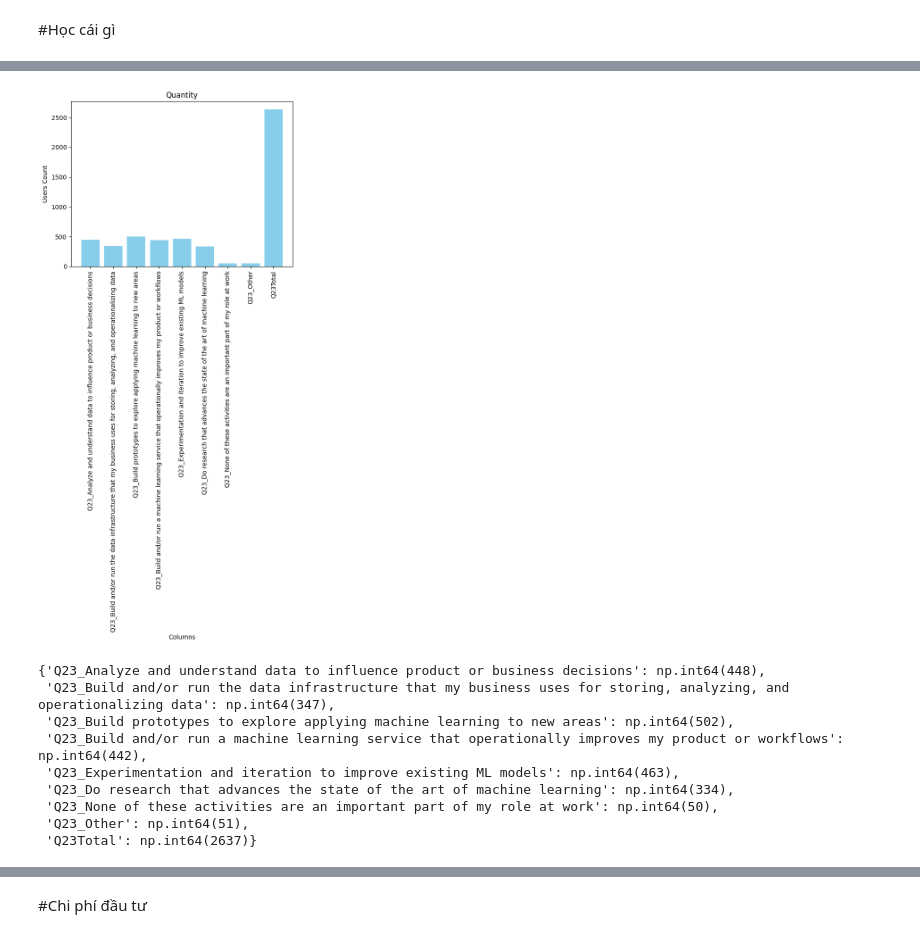
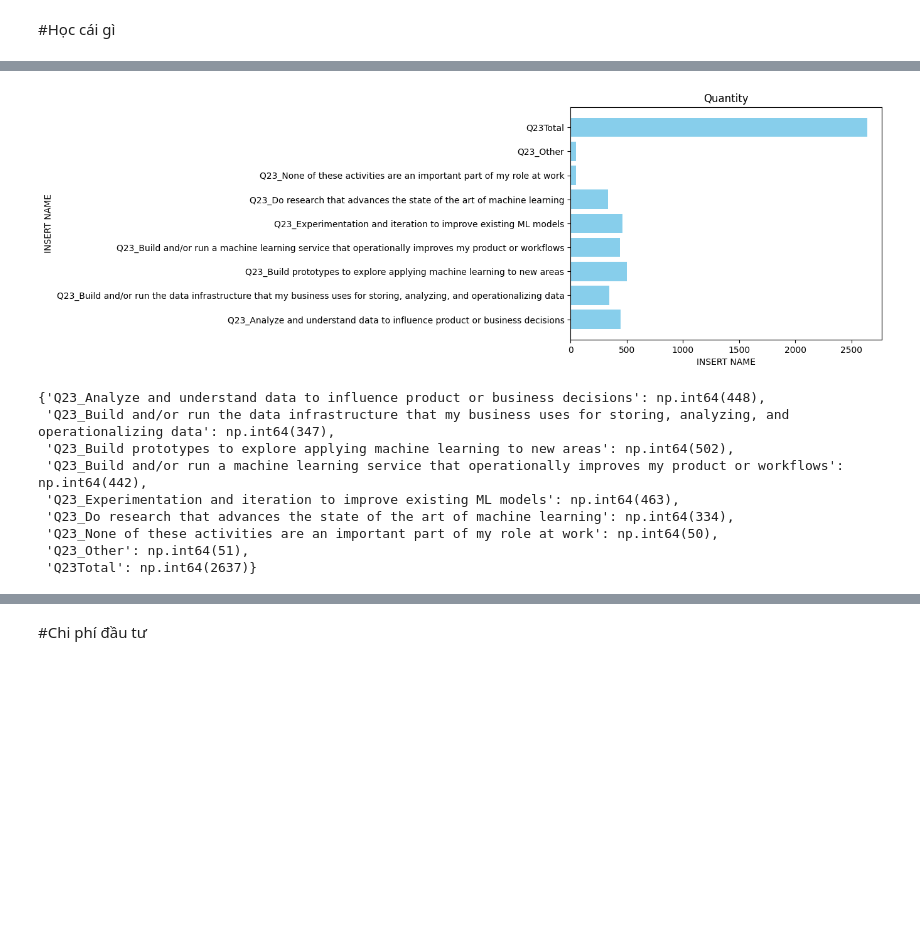
Before and after one commit to wh1skeyy/story-telling, a Jupyter notebook: EDA_MLE.ipynb, the cells around one changed output, grey strips where cells are left out. Saved outputs shown, nothing was run; the diff lists cells and outputs as text; code cells hidden in the pictures; blank space fills up the shorter version.

```diff
--- a/EDA_MLE.ipynb
+++ b/EDA_MLE.ipynb
@@ -76,9 +88,9 @@ cavo(df, gcbp(df, "Q17",))
  'Q17_Other': np.int64(26),
  'Q17Total': np.int64(3783)}
 # %%
-cavo(df, gcbp(df, "Q23"))
+cavo(df, gcbp(df, "Q23"),horizontal=True)
 # %% [output]
-[figure, old version]
+[figure, new version]
 {'Q23_Analyze and understand data to influence product or business decisions': np.int64(448),
  'Q23_Build and/or run the data infrastructure that my business uses for storing, analyzing, and operationalizing data': np.int64(347),
  'Q23_Build prototypes to explore applying machine learning to new areas': np.int64(502),
```
Also changed, not shown: parts of 14 cells of this notebook, 1 other file.
